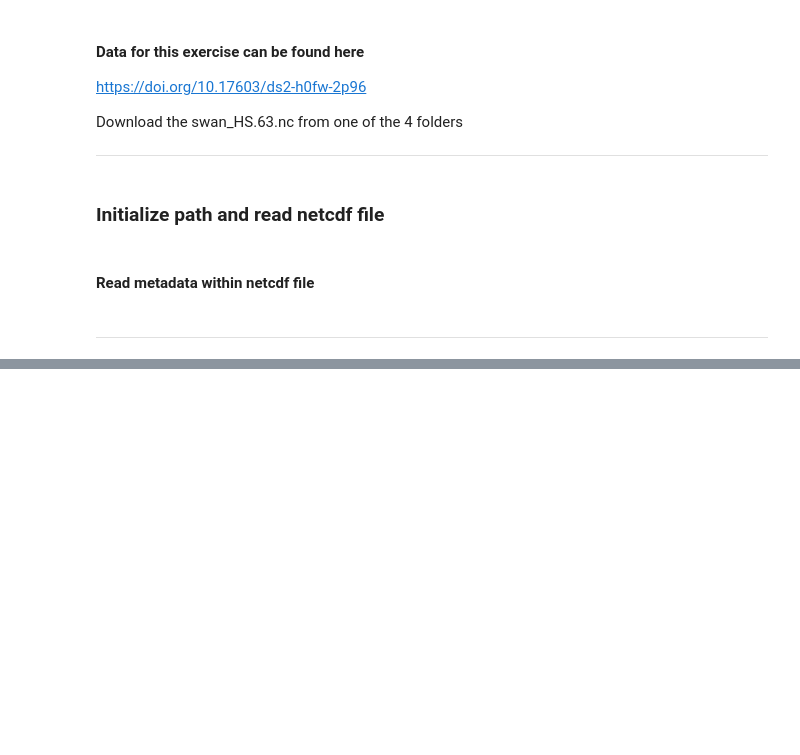
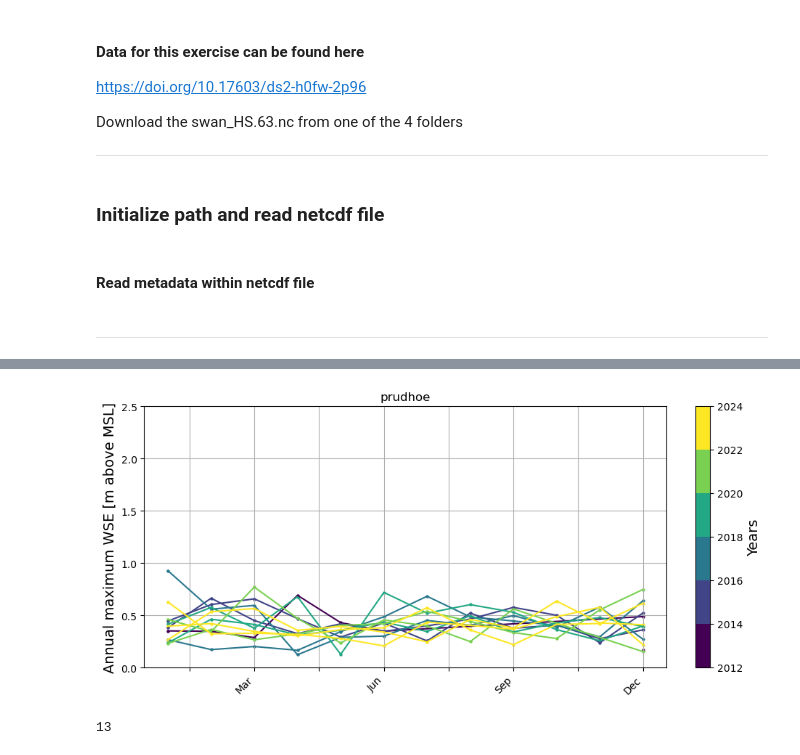
Before and after one commit to tmiesse/arctic_storm, a Jupyter notebook: wse_trend_analysis.ipynb, the cells around one changed output, grey strips where cells are left out. Saved outputs shown, nothing was run; the diff lists cells and outputs as text; code cells hidden in the pictures; blank space fills up the shorter version.

```diff
--- a/wse_trend_analysis.ipynb
+++ b/wse_trend_analysis.ipynb
@@ -135,0 +251,50 @@ plt.show()
+# %%
+# plot parameters to initialize the plot
+#plt.rcParams["font.family"] = "Times New Roman"
+fig = plt.figure(figsize=(8,4))
+
+ax = plt.axes([0,0.,0.9,.9])
+c=0
+num_classes = int(len(df_annual_max["Year"].unique())/2)
+cmap = mpl.cm.get_cmap("viridis", num_classes)
+
+# Normalize the color scale to the range of years
+norm = mpl.colors.Normalize(vmin=min(df_annual_max["Year"]), vmax=max(df_annual_max["Year"]))
+
+df_monthly_mean = df_daily_wse.groupby(["Year", "Month"])["data"].max().reset_index()
+monthly_trends = {}
+for year in df_monthly_mean["Year"].unique():
+    df_year = df_monthly_mean[df_monthly_mean["Year"] == year]
+
+    # Compute trend for the month
+    slope_month, intercept_month, r_value, p_value, std_err = linregress(df_month["Year"], df_month["data"])
+    monthly_trends[month] = {"Slope": slope_month, "R²": r_value**2, "p-value": p_value}
+    colors = cmap(norm(year))
+    sc = ax.scatter(df_year["Month"], df_year["data"],color=colors,s=5)
+    ax.plot(df_year["Month"], df_year["data"],color=colors)
+
+    c+=1
+cbar_ax = fig.add_axes([.95,0.001,0.025,0.90])
+cbar = mpl.colorbar.ColorbarBase(cbar_ax, cmap=cmap,norm=norm,orientation='vertical')
+cbar.set_label(label = r'Years',fontsize =14)
+
+ax.set_ylabel(r'Annual maximum WSE [m above MSL]',fontsize=14)
+ax.set_ylim([-0.0001,2.50001])
+
+ax.grid(True)
+#ax.legend(loc='upper right', bbox_to_anchor=(1.15, .975),ncol=1,frameon=False,fontsize=8)
+ax.set_title(name)
+month_names = [calendar.month_name[i] for i in range(1,13)]
+ax.set_xticks(range(1, 13))
+ax.set_xticklabels(["Jan", "Feb", "Mar", "Apr", "May", "Jun", "Jul", "Aug", "Sep", "Oct", "Nov", "Dec"])
+ax.xaxis.set_major_locator(plt.MaxNLocator(12))
+for label in ax.get_xticklabels(which='major'):
+    label.set(rotation=45, horizontalalignment='right')
+plt.savefig(f'/scratch/tmiesse/project/figures/{name}_monthly_wl_trend.png',dpi=480,bbox_inches='tight',pad_inches=0.1,transparent=False)
+plt.show()
+# %% [output]
+[figure, added]
+# %%
+num_classes
+# %% [output]
+13
```
Also changed, not shown: parts of 11 cells of this notebook, 1 other file.
